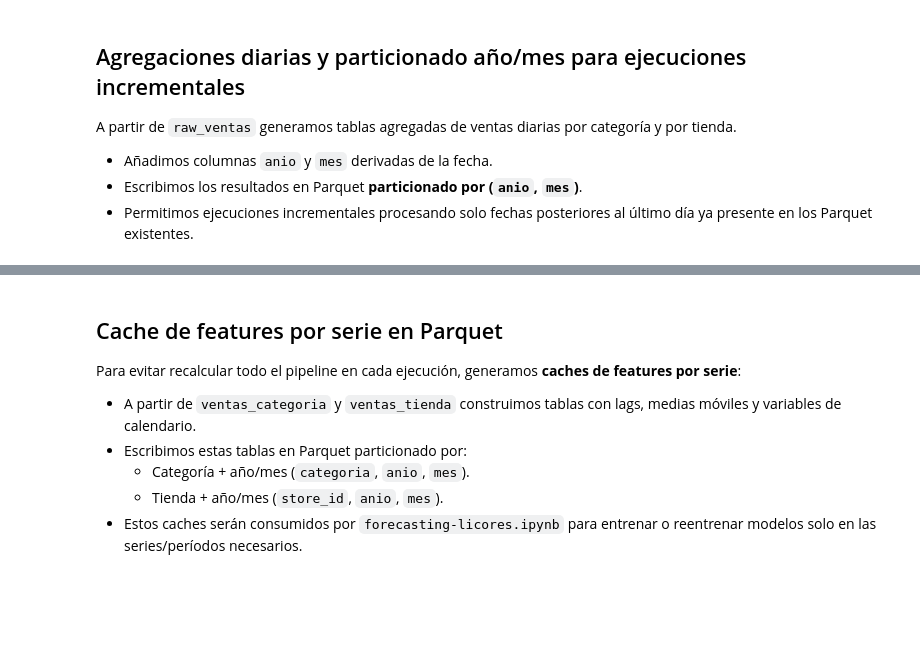
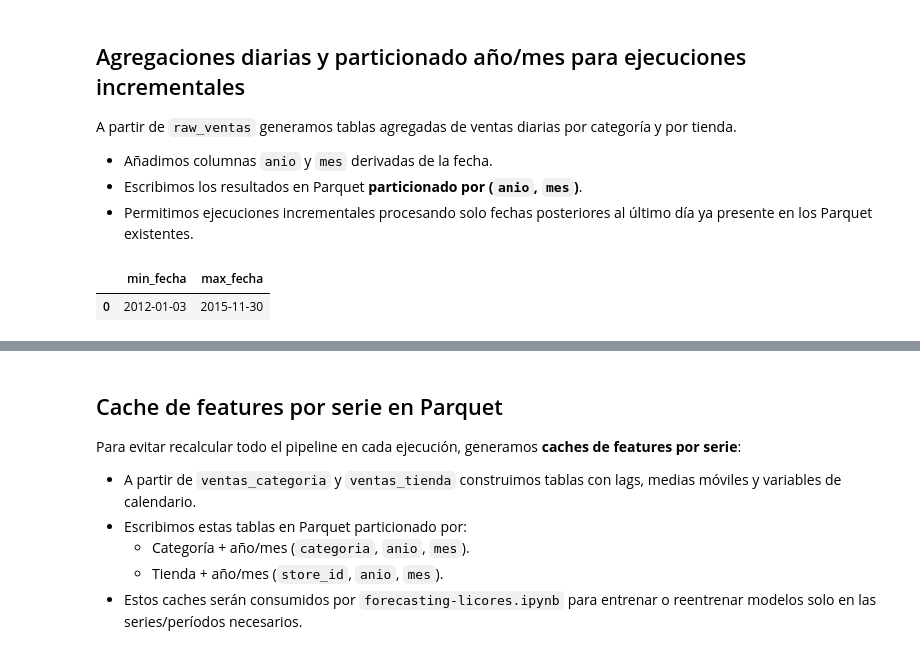
Before and after one commit to agus-chaud/forecasting-demanda-licores, a Jupyter notebook: analisis-calidad.ipynb, the cells around one changed output, grey strips where cells are left out. Saved outputs shown, nothing was run; the diff lists cells and outputs as text; code cells hidden in the pictures; blank space fills up the shorter version.

```diff
--- a/analisis-calidad.ipynb
+++ b/analisis-calidad.ipynb
@@ -291,6 +333,18 @@ A partir de `raw_ventas` generamos tablas agregadas de ventas diarias por catego
 - Añadimos columnas `anio` y `mes` derivadas de la fecha.
 - Escribimos los resultados en Parquet **particionado por (`anio`, `mes`)**.
 - Permitimos ejecuciones incrementales procesando solo fechas posteriores al último día ya presente en los Parquet existentes.
+# %%
+rango_fechas = con.execute("""
+    SELECT
+        MIN(CAST("Date" AS DATE)) AS min_fecha,
+        MAX(CAST("Date" AS DATE)) AS max_fecha
+    FROM raw_ventas
+""").fetchdf()
+
+rango_fechas
+# %% [output]
+|  | min_fecha | max_fecha |
+| 0 | 2012-01-03 | 2015-11-30 |
 # %%
 # Agregaciones diarias por categoría y por tienda con particionado año/mes
 
```
Also changed, not shown: parts of 6 cells of this notebook, 1 other file.
